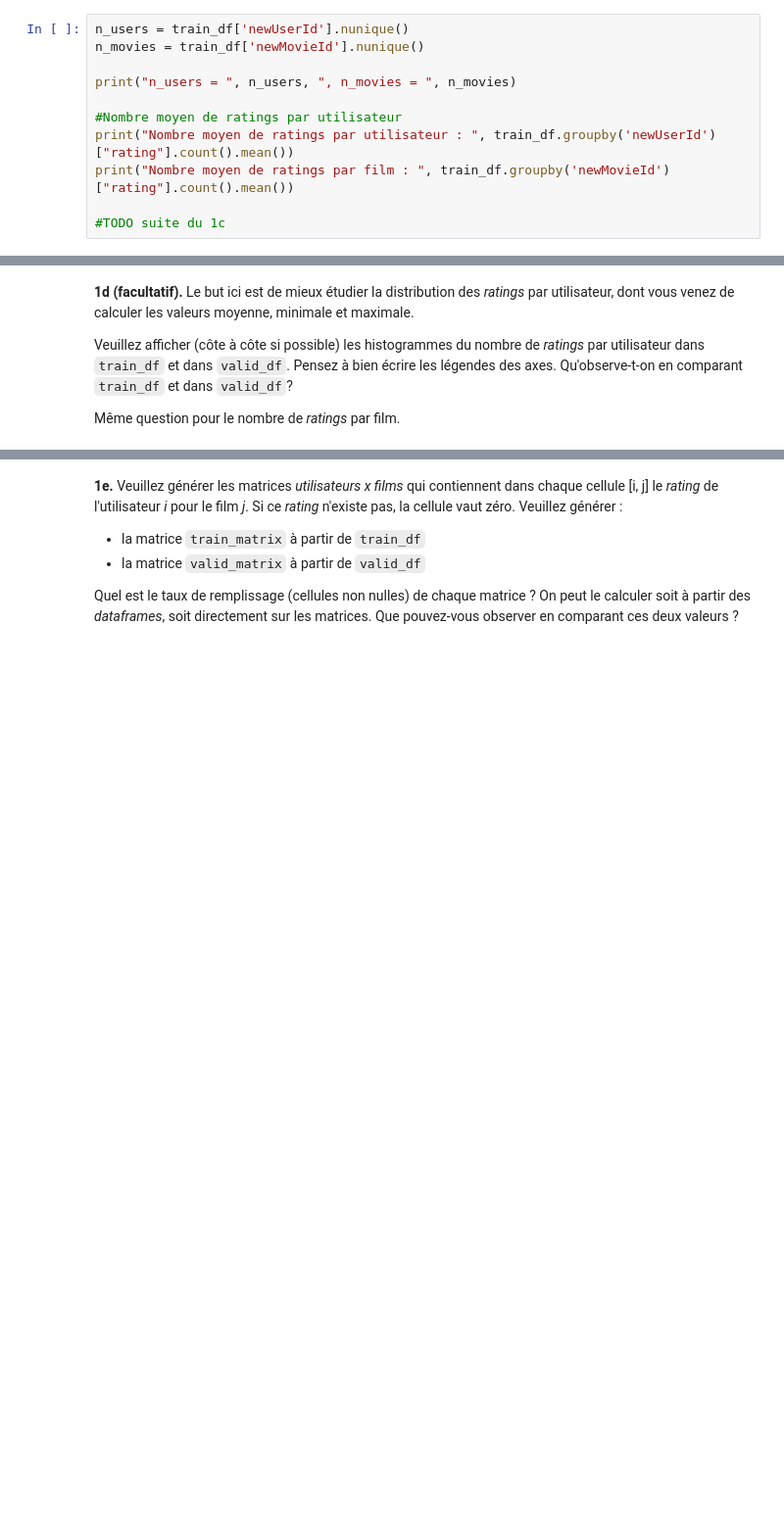
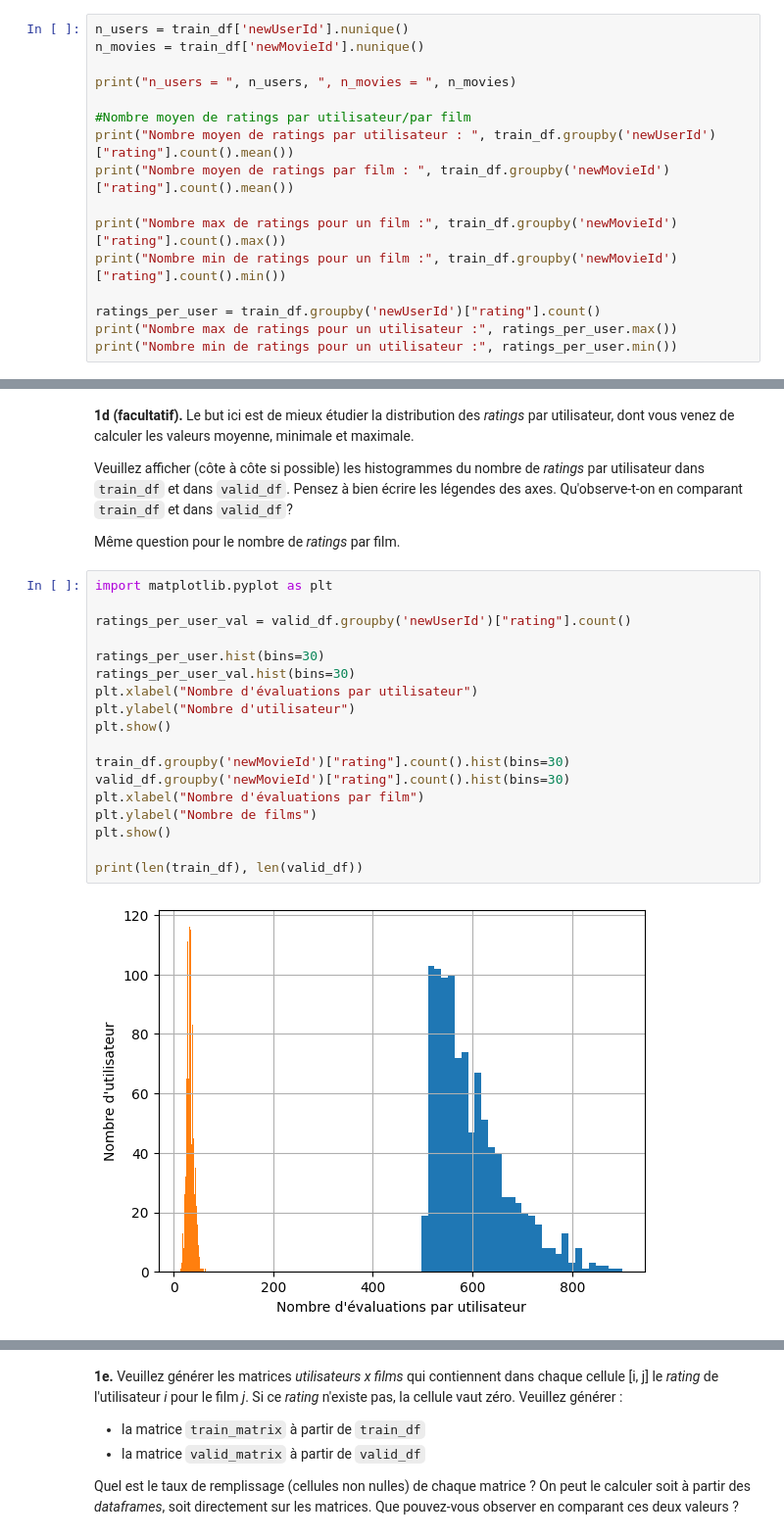
Before and after one commit to Raynobrak/heigvd-labos-apn, a Jupyter notebook: Labo8/Labo8_RecSys_AnçayCharbonnier.ipynb, the cells around one changed output, grey strips where cells are left out. Shown at 98% size. Saved outputs shown, nothing was run; the diff lists cells and outputs as text; blank space fills up the shorter version.

```diff
--- a/Labo8/Labo8_RecSys_AnçayCharbonnier.ipynb
+++ b/Labo8/Labo8_RecSys_AnçayCharbonnier.ipynb
@@ -115,11 +115,16 @@ n_movies = train_df['newMovieId'].nunique()
 
 print("n_users = ", n_users, ", n_movies = ", n_movies)
 
-#Nombre moyen de ratings par utilisateur
+#Nombre moyen de ratings par utilisateur/par film
 print("Nombre moyen de ratings par utilisateur : ", train_df.groupby('newUserId')["rating"].count().mean())
 print("Nombre moyen de ratings par film : ", train_df.groupby('newMovieId')["rating"].count().mean())
 
-#TODO suite du 1c
+print("Nombre max de ratings pour un film :", train_df.groupby('newMovieId')["rating"].count().max())
+print("Nombre min de ratings pour un film :", train_df.groupby('newMovieId')["rating"].count().min())
+
+ratings_per_user = train_df.groupby('newUserId')["rating"].count()
+print("Nombre max de ratings pour un utilisateur :", ratings_per_user.max())
+print("Nombre min de ratings pour un utilisateur :", ratings_per_user.min())
 # %% [output]
 n_users =  1000 , n_movies =  1000
 Nombre moyen de ratings par utilisateur :  598.095
@@ -130,3 +139,23 @@ Nombre moyen de ratings par film :  598.095
 Veuillez afficher (côte à côte si possible) les histogrammes du nombre de *ratings* par utilisateur dans `train_df` et dans `valid_df`.  Pensez à bien écrire les légendes des axes. Qu'observe-t-on en comparant `train_df` et dans `valid_df`?
 
 Même question pour le nombre de *ratings* par film.
+# %%
+import matplotlib.pyplot as plt
+
+ratings_per_user_val = valid_df.groupby('newUserId')["rating"].count()
+
+ratings_per_user.hist(bins=30)
+ratings_per_user_val.hist(bins=30)
+plt.xlabel("Nombre d'évaluations par utilisateur")
+plt.ylabel("Nombre d'utilisateur")
+plt.show()
+
+train_df.groupby('newMovieId')["rating"].count().hist(bins=30)
+valid_df.groupby('newMovieId')["rating"].count().hist(bins=30)
+plt.xlabel("Nombre d'évaluations par film")
+plt.ylabel("Nombre de films")
+plt.show()
+
+print(len(train_df), len(valid_df))
+# %% [output]
+[figure, added]
```
Also changed, not shown: parts of 19 cells of this notebook.
